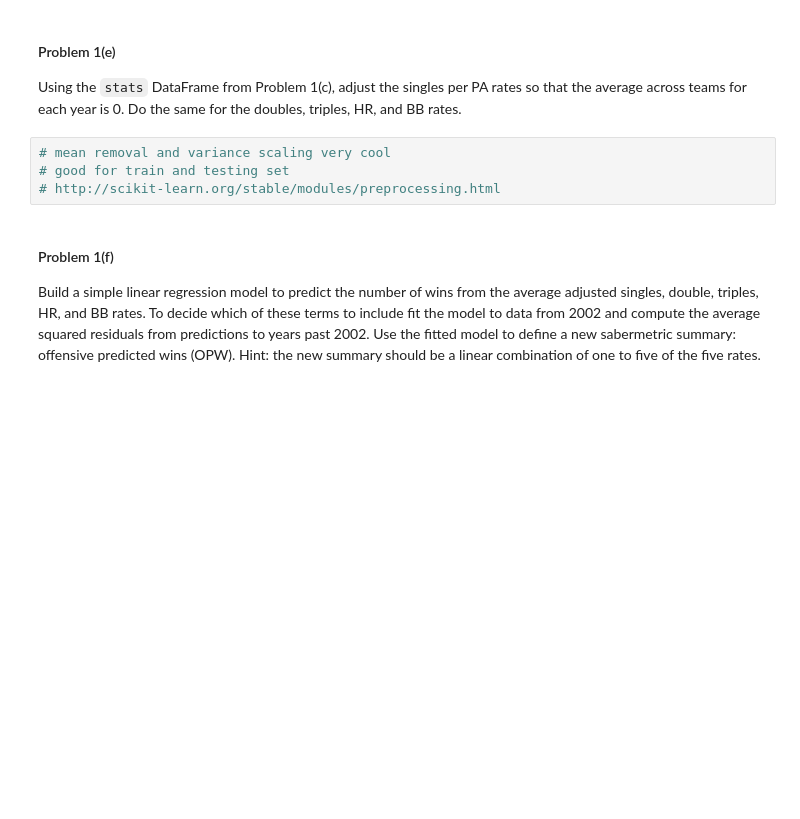
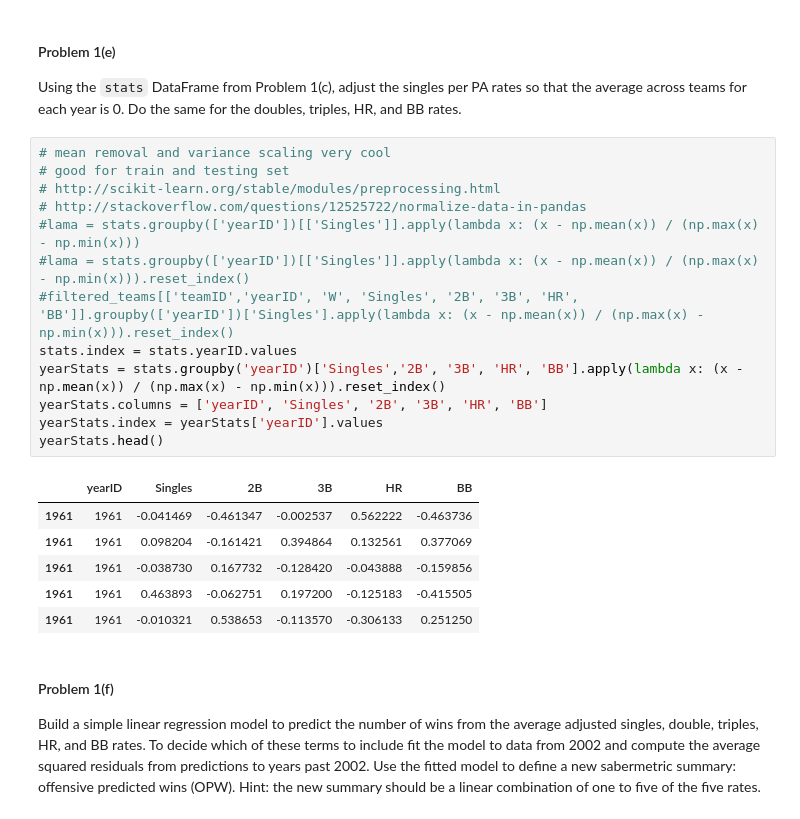
Before and after one commit to AnilKumarTeegala/DSE220_Machine_Learning, a Jupyter notebook: IPynb/Assignment_2_MAS.ipynb, the cells around one changed output. Cells and saved outputs as stored; diff of their text form; blank space fills up the shorter version.

```diff
--- a/IPynb/Assignment_2_MAS.ipynb
+++ b/IPynb/Assignment_2_MAS.ipynb
@@ -223,10 +231,26 @@ yearTrends.plot(kind='scatter', x = 'yearID', y = '3B')
 #### Problem 1(e)
 
 Using the `stats` DataFrame from Problem 1(c), adjust the singles per PA rates so that the average across teams for each year is 0. Do the same for the doubles, triples, HR, and BB rates.
-# %%
-# mean removal and variance scaling very cool
-# good for train and testing set
-# http://scikit-learn.org/stable/modules/preprocessing.html
+# %%
+# mean removal and variance scaling very cool
+# good for train and testing set
+# http://scikit-learn.org/stable/modules/preprocessing.html
+# http://stackoverflow.com/questions/12525722/normalize-data-in-pandas
+#lama = stats.groupby(['yearID'])[['Singles']].apply(lambda x: (x - np.mean(x)) / (np.max(x) - np.min(x)))
+#lama = stats.groupby(['yearID'])[['Singles']].apply(lambda x: (x - np.mean(x)) / (np.max(x) - np.min(x))).reset_index()
+#filtered_teams[['teamID','yearID', 'W', 'Singles', '2B', '3B', 'HR', 'BB']].groupby(['yearID'])['Singles'].apply(lambda x: (x - np.mean(x)) / (np.max(x) - np.min(x))).reset_index()
+stats.index = stats.yearID.values
+yearStats = stats.groupby('yearID')['Singles','2B', '3B', 'HR', 'BB'].apply(lambda x: (x - np.mean(x)) / (np.max(x) - np.min(x))).reset_index()
+yearStats.columns = ['yearID', 'Singles', '2B', '3B', 'HR', 'BB']
+yearStats.index = yearStats['yearID'].values
+yearStats.head()
+# %% [output]
+|  | yearID | Singles | 2B | 3B | HR | BB |
+| 1961 | 1961 | -0.041469 | -0.461347 | -0.002537 | 0.562222 | -0.463736 |
+| 1961 | 1961 | 0.098204 | -0.161421 | 0.394864 | 0.132561 | 0.377069 |
+| 1961 | 1961 | -0.038730 | 0.167732 | -0.128420 | -0.043888 | -0.159856 |
+| 1961 | 1961 | 0.463893 | -0.062751 | 0.197200 | -0.125183 | -0.415505 |
+| 1961 | 1961 | -0.010321 | 0.538653 | -0.113570 | -0.306133 | 0.251250 |
 # %% [markdown]
 #### Problem 1(f)
 
```
Also changed, not shown: parts of 4 cells of this notebook.
